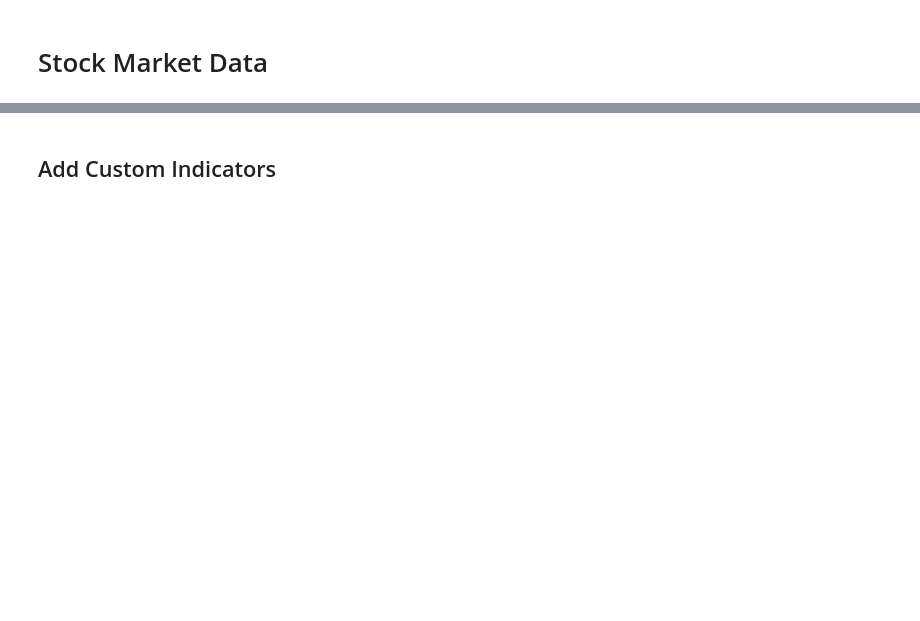
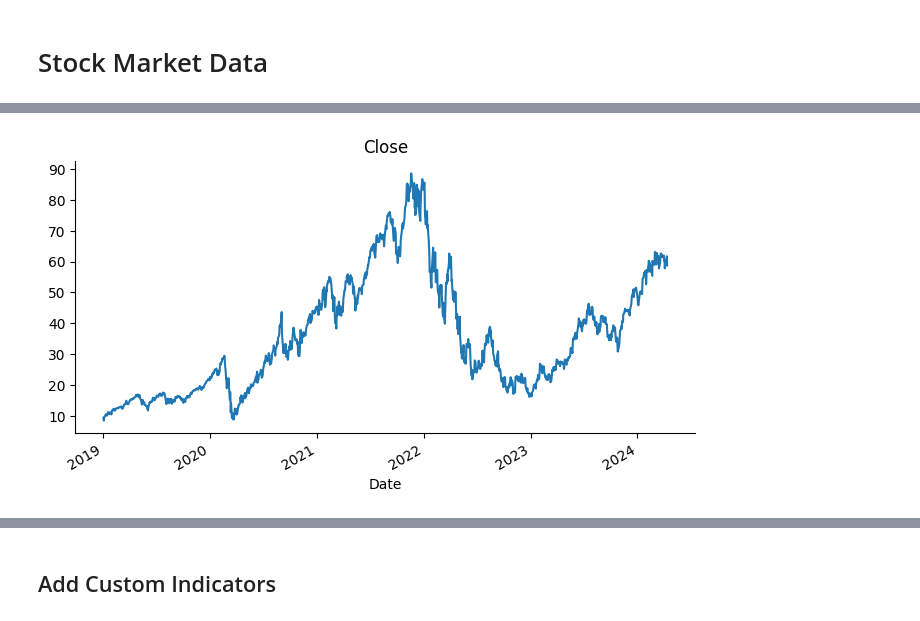
Before and after one commit to intelligenxe/gym-anytrading-RL, a Jupyter notebook: RL_Trading_Agent_4_0(inx).ipynb, the cells around one changed output, grey strips where cells are left out. Drawn from its saved outputs; the diff is of its cells as text; code cells hidden in the pictures; blank space fills up the shorter version.

```diff
--- a/RL_Trading_Agent_4_0(inx).ipynb
+++ b/RL_Trading_Agent_4_0(inx).ipynb
@@ -159,0 +103,2 @@ data.head()
+# %%
+df = yf.download('TQQQ', start='2019-01-01')       # insert stock ticker and start of the date range
@@ -159,0 +107,2 @@ data.head()
+# %%
+df = df.drop('Adj Close', axis=1)
@@ -159,0 +141,2 @@ data.head()
+# %%
+df['Volume'] = df['Volume'].astype(float)
@@ -159,0 +158,6 @@ data.head()
+# %%
+from matplotlib import pyplot as plt
+df['Close'].plot(kind='line', figsize=(8, 4), title='Close')
+plt.gca().spines[['top', 'right']].set_visible(False)
+# %% [output]
+[figure, added]
```
Also changed, not shown: parts of 20 cells of this notebook.
